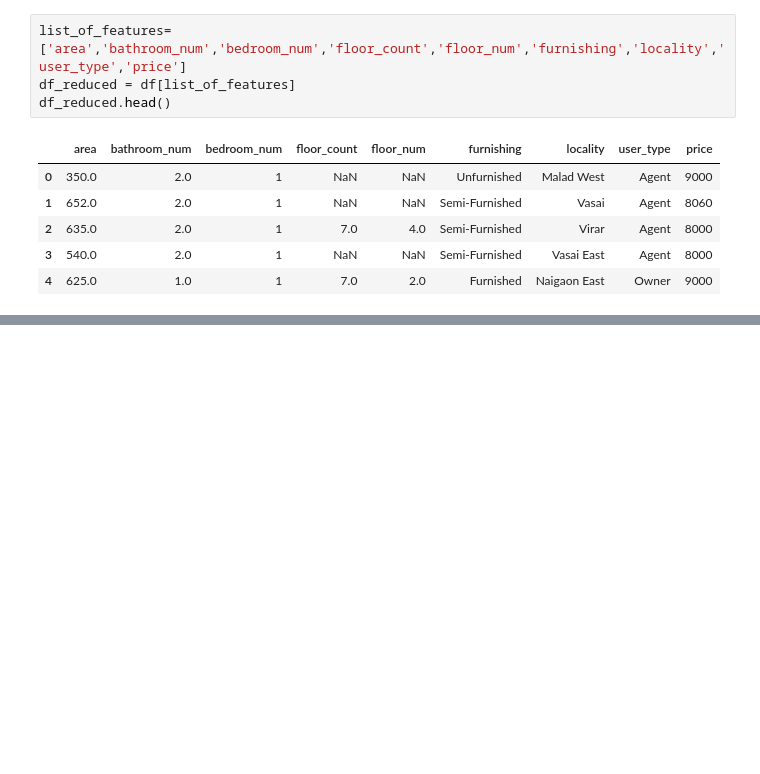
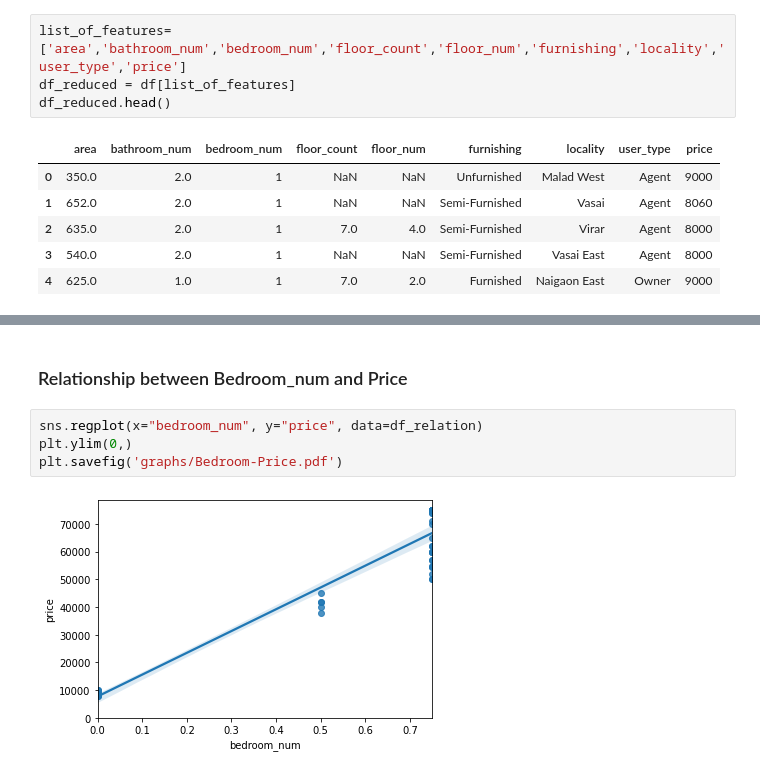
Before and after one commit to tanmaysawaji/Coursera_Capstone, a Jupyter notebook: capstone_project.ipynb, the cells around one changed output, grey strips where cells are left out. Cells and saved outputs as stored; diff of their text form; blank space fills up the shorter version.

```diff
--- a/capstone_project.ipynb
+++ b/capstone_project.ipynb
@@ -53,0 +215,8 @@ df_reduced.head()
+# %% [markdown]
+### Relationship between Bedroom_num and Price
+# %%
+sns.regplot(x="bedroom_num", y="price", data=df_relation)
+plt.ylim(0,)
+plt.savefig('graphs/Bedroom-Price.pdf')
+# %% [output]
+[figure, added]
```
Also changed, not shown: parts of 31 cells of this notebook, 13 other files.
